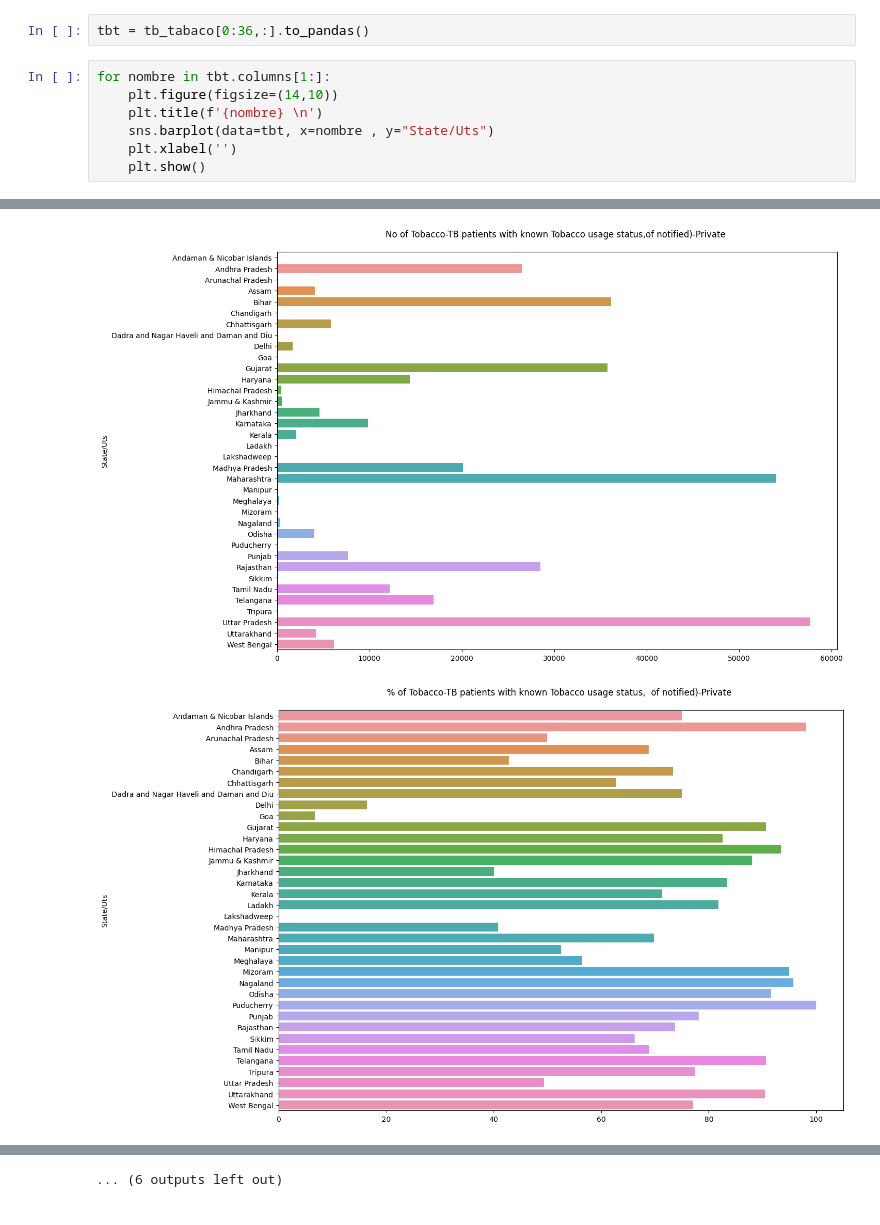
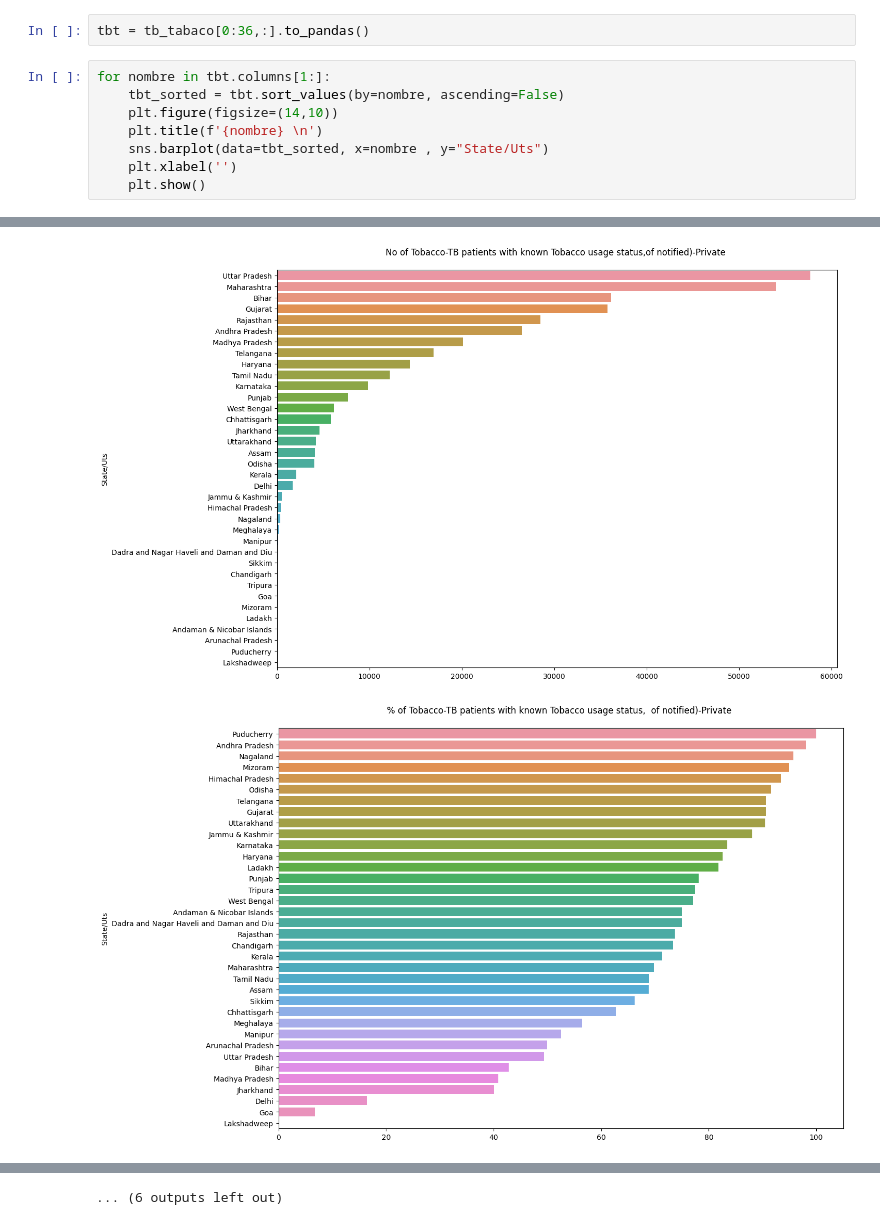
Before and after one commit to PedroLiLL/India-Tuberculosis-Data, a Jupyter notebook: excute.ipynb, the cells around one changed output, grey strips where cells are left out. Saved outputs shown, nothing was run; the diff lists cells and outputs as text.

Commit message:
update visualization

```diff
--- a/excute.ipynb
+++ b/excute.ipynb
@@ -210,9 +210,10 @@ Convert the dataframe from polars to pandas in order to better use Seaborn, the
 tbt = tb_tabaco[0:36,:].to_pandas()
 # %%
 for nombre in tbt.columns[1:]:
+    tbt_sorted = tbt.sort_values(by=nombre, ascending=False)
     plt.figure(figsize=(14,10))
     plt.title(f'{nombre} \n')
-    sns.barplot(data=tbt, x=nombre , y="State/Uts")
+    sns.barplot(data=tbt_sorted, x=nombre , y="State/Uts")
     plt.xlabel('')
     plt.show()
 # %% [output]
@@ -221,2 +222,2 @@ for nombre in tbt.columns[1:]:
-[figure, old version]
+[figure, new version]
-[figure, old version]
+[figure, new version]
```
Also changed, not shown: parts of 1 cell of this notebook.
